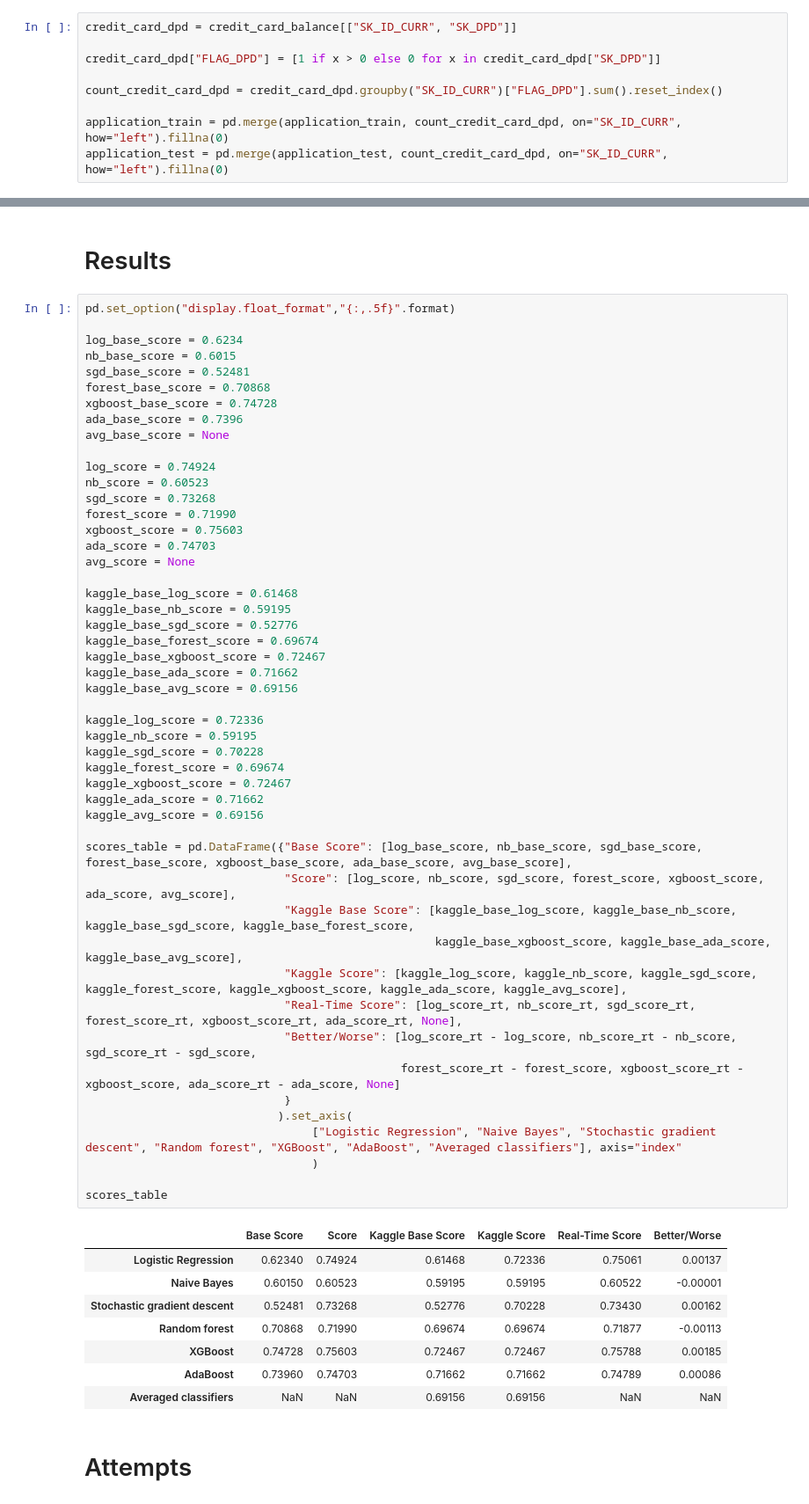
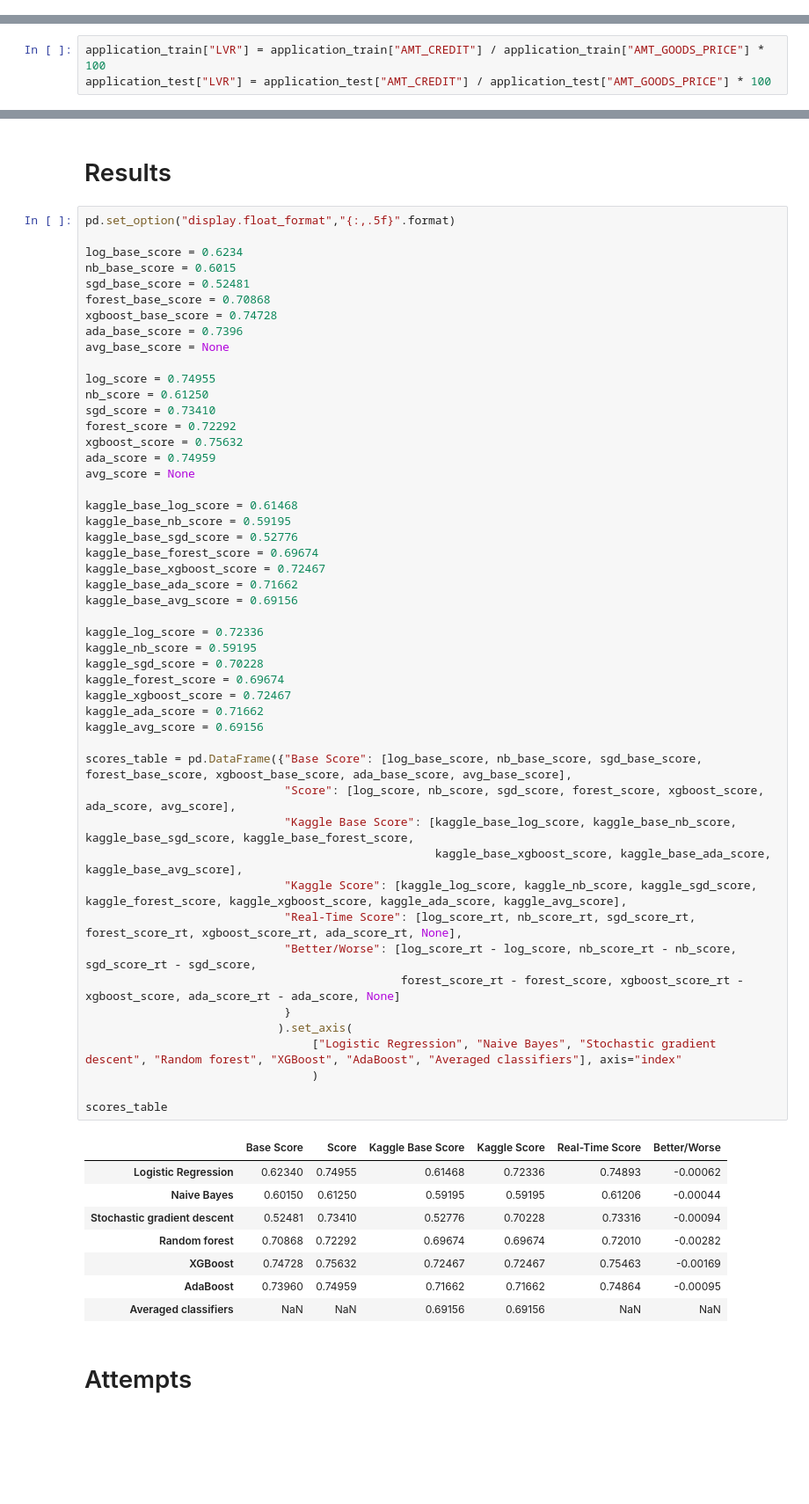
Before and after one commit to Gedas-LT/kaggle-home-credit, a Jupyter notebook: notebook.ipynb, the cells around one changed output, grey strips where cells are left out. Shown at 88% size. Saved outputs shown, nothing was run; the diff lists cells and outputs as text; blank space fills up the shorter version.

```diff
--- a/notebook.ipynb
+++ b/notebook.ipynb
@@ -522,9 +512,0 @@ credit_card_balance.head()
-# %%
-credit_card_dpd = credit_card_balance[["SK_ID_CURR", "SK_DPD"]]
-
-credit_card_dpd["FLAG_DPD"] = [1 if x > 0 else 0 for x in credit_card_dpd["SK_DPD"]]
-
-count_credit_card_dpd = credit_card_dpd.groupby("SK_ID_CURR")["FLAG_DPD"].sum().reset_index()
-
-application_train = pd.merge(application_train, count_credit_card_dpd, on="SK_ID_CURR", how="left").fillna(0)
-application_test = pd.merge(application_test, count_credit_card_dpd, on="SK_ID_CURR", how="left").fillna(0)
@@ -531,3 +515,6 @@ application_test = pd.merge(application_test, count_credit_card_dpd, on="SK_ID_C
+# %%
+application_train["LVR"] = application_train["AMT_CREDIT"] / application_train["AMT_GOODS_PRICE"] * 100
+application_test["LVR"] = application_test["AMT_CREDIT"] / application_test["AMT_GOODS_PRICE"] * 100
 # %% [markdown]
 # Main models
 # %%
@@ -736,12 +723,12 @@ xgboost_base_score = 0.74728
 ada_base_score = 0.7396
 avg_base_score = None
 
-log_score = 0.74924
-nb_score = 0.60523
-sgd_score = 0.73268
-forest_score = 0.71990
-xgboost_score = 0.75603
-ada_score = 0.74703
+log_score = 0.74955
+nb_score = 0.61250
+sgd_score = 0.73410
+forest_score = 0.72292
+xgboost_score = 0.75632
+ada_score = 0.74959
 avg_score = None
 
 kaggle_base_log_score = 0.61468
@@ -749,39 +736,39 @@ kaggle_base_nb_score = 0.59195
 kaggle_base_sgd_score = 0.52776
 kaggle_base_forest_score = 0.69674
 kaggle_base_xgboost_score = 0.72467
 kaggle_base_ada_score = 0.71662
 kaggle_base_avg_score = 0.69156
 
 kaggle_log_score = 0.72336
 kaggle_nb_score = 0.59195
 kaggle_sgd_score = 0.70228
 kaggle_forest_score = 0.69674
 kaggle_xgboost_score = 0.72467
 kaggle_ada_score = 0.71662
 kaggle_avg_score = 0.69156
 
 scores_table = pd.DataFrame({"Base Score": [log_base_score, nb_base_score, sgd_base_score, forest_base_score, xgboost_base_score, ada_base_score, avg_base_score],
                              "Score": [log_score, nb_score, sgd_score, forest_score, xgboost_score, ada_score, avg_score],
                              "Kaggle Base Score": [kaggle_base_log_score, kaggle_base_nb_score, kaggle_base_sgd_score, kaggle_base_forest_score,
                                                    kaggle_base_xgboost_score, kaggle_base_ada_score, kaggle_base_avg_score],
                              "Kaggle Score": [kaggle_log_score, kaggle_nb_score, kaggle_sgd_score, kaggle_forest_score, kaggle_xgboost_score, kaggle_ada_score, kaggle_avg_score],
                              "Real-Time Score": [log_score_rt, nb_score_rt, sgd_score_rt, forest_score_rt, xgboost_score_rt, ada_score_rt, None],
                              "Better/Worse": [log_score_rt - log_score, nb_score_rt - nb_score, sgd_score_rt - sgd_score,
                                               forest_score_rt - forest_score, xgboost_score_rt - xgboost_score, ada_score_rt - ada_score, None]
                              }
                             ).set_axis(
                                  ["Logistic Regression", "Naive Bayes", "Stochastic gradient descent", "Random forest", "XGBoost", "AdaBoost", "Averaged classifiers"], axis="index"
                                  )
 
 scores_table
 # %% [output]
 |  | Base Score | Score | Kaggle Base Score | Kaggle Score | Real-Time Score | Better/Worse |
-| Logistic Regression | 0.62340 | 0.74924 | 0.61468 | 0.72336 | 0.75061 | 0.00137 |
-| Naive Bayes | 0.60150 | 0.60523 | 0.59195 | 0.59195 | 0.60522 | -0.00001 |
-| Stochastic gradient descent | 0.52481 | 0.73268 | 0.52776 | 0.70228 | 0.73430 | 0.00162 |
-| Random forest | 0.70868 | 0.71990 | 0.69674 | 0.69674 | 0.71877 | -0.00113 |
-| XGBoost | 0.74728 | 0.75603 | 0.72467 | 0.72467 | 0.75788 | 0.00185 |
-| AdaBoost | 0.73960 | 0.74703 | 0.71662 | 0.71662 | 0.74789 | 0.00086 |
+| Logistic Regression | 0.62340 | 0.74955 | 0.61468 | 0.72336 | 0.74893 | -0.00062 |
+| Naive Bayes | 0.60150 | 0.61250 | 0.59195 | 0.59195 | 0.61206 | -0.00044 |
+| Stochastic gradient descent | 0.52481 | 0.73410 | 0.52776 | 0.70228 | 0.73316 | -0.00094 |
+| Random forest | 0.70868 | 0.72292 | 0.69674 | 0.69674 | 0.72010 | -0.00282 |
+| XGBoost | 0.74728 | 0.75632 | 0.72467 | 0.72467 | 0.75463 | -0.00169 |
+| AdaBoost | 0.73960 | 0.74959 | 0.71662 | 0.71662 | 0.74864 | -0.00095 |
 | Averaged classifiers | NaN | NaN | 0.69156 | 0.69156 | NaN | NaN |
 # %% [markdown]
 # Attempts
```
Also changed, not shown: parts of 18 cells of this notebook.
